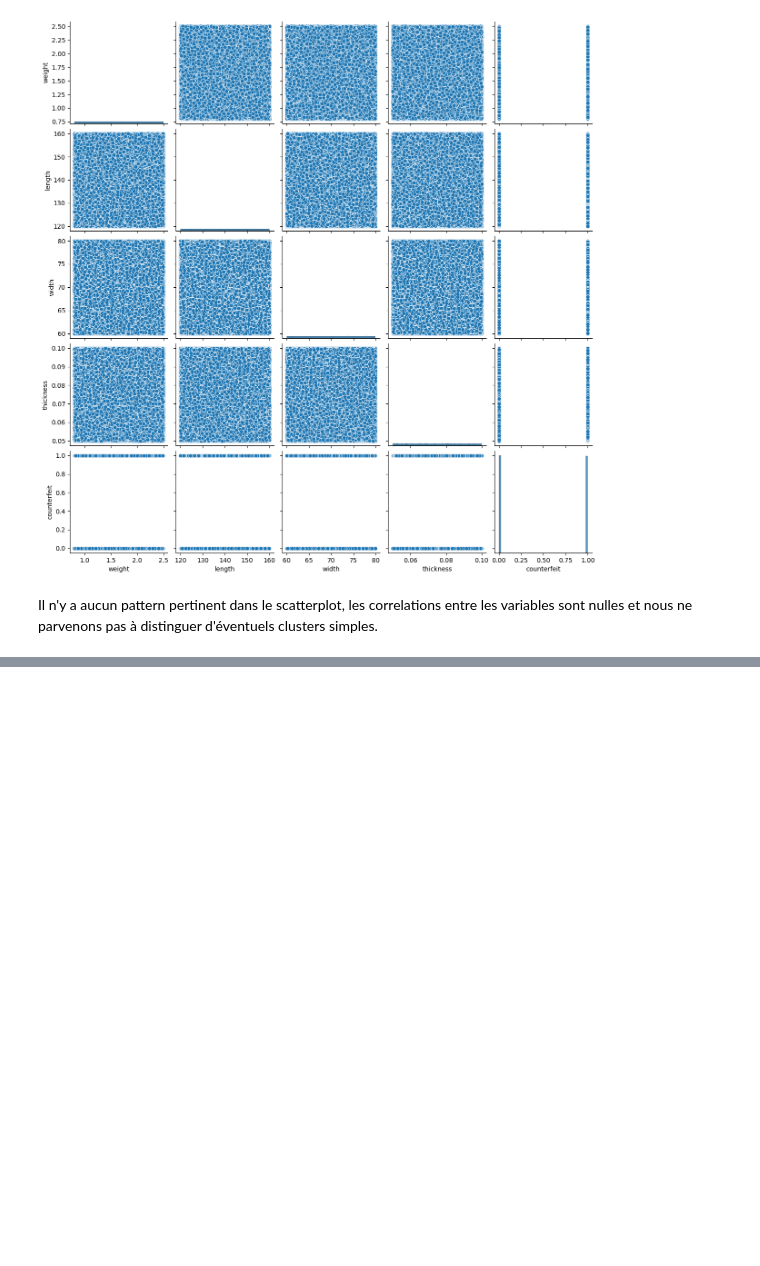
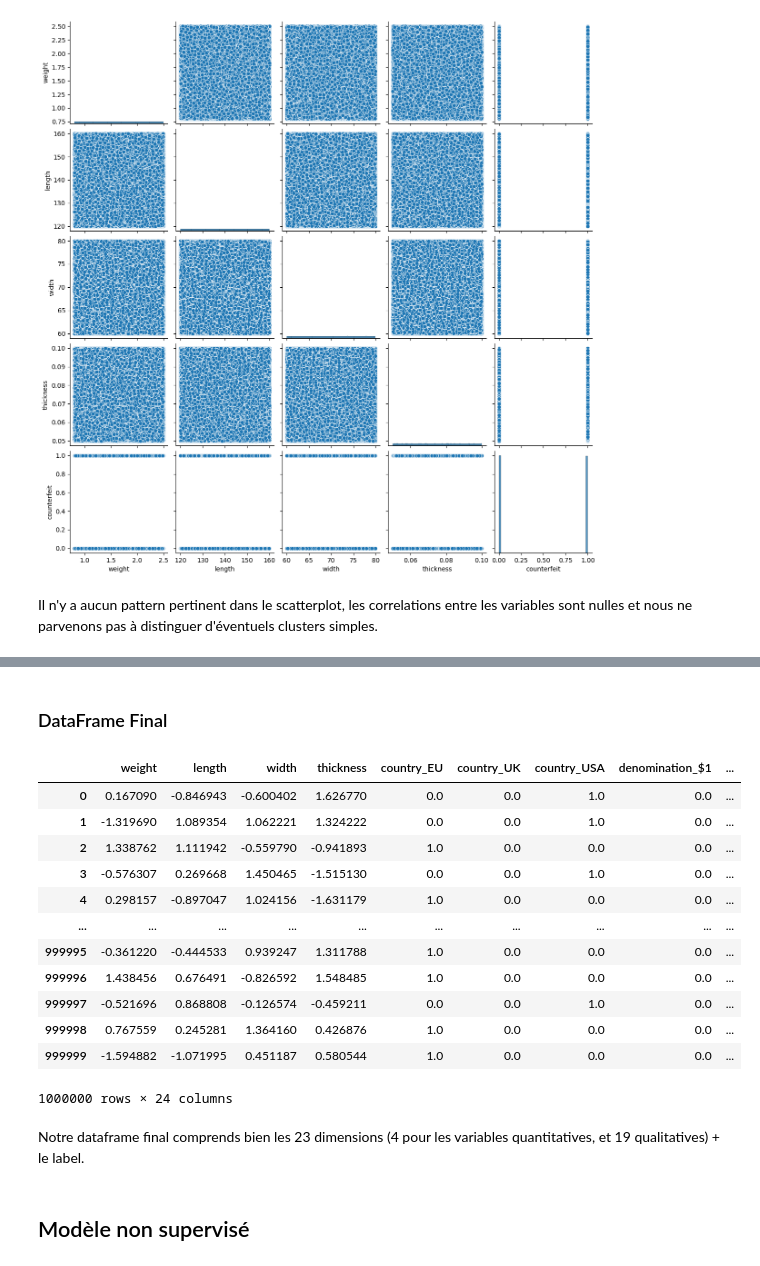
Before and after one commit to anthonybnl/projet-datascience, a Jupyter notebook: eda.ipynb, the cells around one changed output, grey strips where cells are left out. Saved outputs shown, nothing was run; the diff lists cells and outputs as text; code cells hidden in the pictures; blank space fills up the shorter version.

```diff
--- a/eda.ipynb
+++ b/eda.ipynb
@@ -274,0 +267,4 @@ df_one_hot
+# %%
+df2 = df.drop(columns='serial_number')
+
+df2
@@ -274,0 +285,4 @@ df_one_hot
+# %%
+variables_quantitatives = ["weight", "length", "width", "thickness"]
+variables_qualitatives = ["country", "denomination", "security_features"]
+label = ["counterfeit"]
@@ -276,0 +350,20 @@ le dataframe avec les one-hot encoding.
+# %%
+# le processor pour la normalisation des variables quantitatives
+
+preprocessor_standard = ColumnTransformer(
+    transformers=[("num", StandardScaler(), variables_quantitatives)],
+    remainder="drop",
+)
+
+# encodage
+X = df2[variables_quantitatives]
+
+X_encoded = preprocessor_standard.fit_transform(X)
+
+# création du DF à partir des données encodées
+
+df_quantitatif = pd.DataFrame(
+    X_encoded, columns=variables_quantitatives
+)
+
+df_quantitatif
@@ -276,0 +384,26 @@ le dataframe avec les one-hot encoding.
+# %% [markdown]
+### DataFrame Final
+# %%
+df_final = pd.concat([
+    df_quantitatif, df_one_hot, df["counterfeit"]
+], axis=1)
+
+df_final
+# %% [output]
+|  | weight | length | width | thickness | country_EU | country_UK | country_USA | denomination_$1 | ... |
+| 0 | 0.167090 | -0.846943 | -0.600402 | 1.626770 | 0.0 | 0.0 | 1.0 | 0.0 | ... |
+| 1 | -1.319690 | 1.089354 | 1.062221 | 1.324222 | 0.0 | 0.0 | 1.0 | 0.0 | ... |
+| 2 | 1.338762 | 1.111942 | -0.559790 | -0.941893 | 1.0 | 0.0 | 0.0 | 0.0 | ... |
+| 3 | -0.576307 | 0.269668 | 1.450465 | -1.515130 | 0.0 | 0.0 | 1.0 | 0.0 | ... |
+| 4 | 0.298157 | -0.897047 | 1.024156 | -1.631179 | 1.0 | 0.0 | 0.0 | 0.0 | ... |
+| ... | ... | ... | ... | ... | ... | ... | ... | ... | ... |
+| 999995 | -0.361220 | -0.444533 | 0.939247 | 1.311788 | 1.0 | 0.0 | 0.0 | 0.0 | ... |
+| 999996 | 1.438456 | 0.676491 | -0.826592 | 1.548485 | 1.0 | 0.0 | 0.0 | 0.0 | ... |
+| 999997 | -0.521696 | 0.868808 | -0.126574 | -0.459211 | 0.0 | 0.0 | 1.0 | 0.0 | ... |
+| 999998 | 0.767559 | 0.245281 | 1.364160 | 0.426876 | 1.0 | 0.0 | 0.0 | 0.0 | ... |
+| 999999 | -1.594882 | -1.071995 | 0.451187 | 0.580544 | 1.0 | 0.0 | 0.0 | 0.0 | ... |
+1000000 rows × 24 columns
+# %% [markdown]
+Notre dataframe final comprends bien les 23 dimensions (4 pour les variables quantitatives, et 19 qualitatives) + le label.
+# %% [markdown]
+## Modèle non supervisé
```
Also changed, not shown: parts of 13 cells of this notebook.
